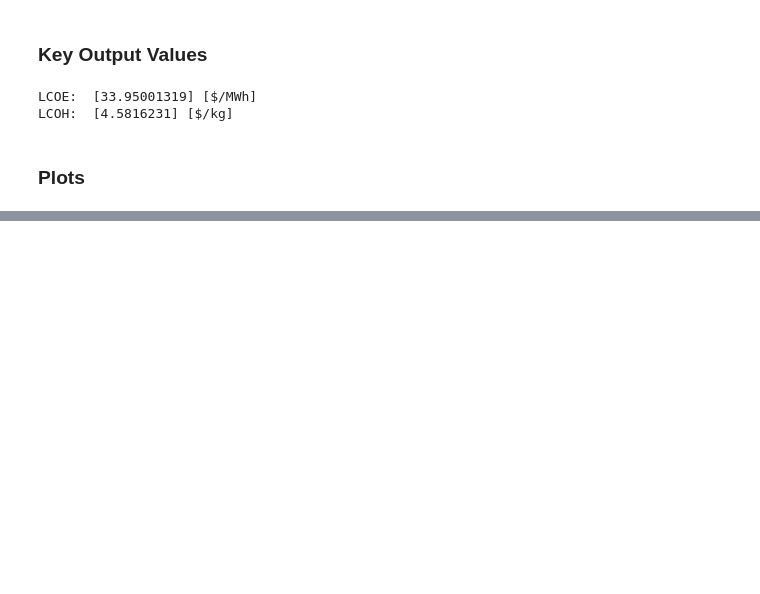
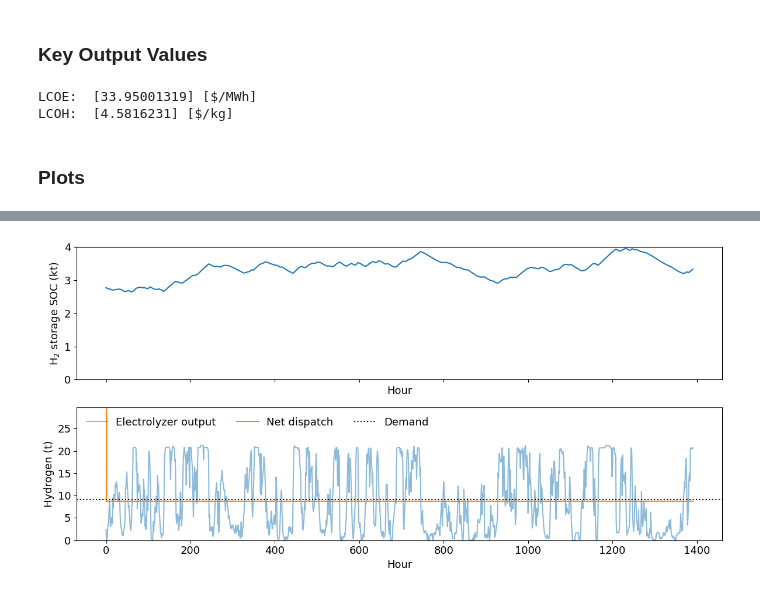
Before and after one commit to NREL/H2Integrate, a Jupyter notebook: examples/01-green-hydrogen.ipynb, the cells around one changed output, grey strips where cells are left out. Saved outputs shown, nothing was run; the diff lists cells and outputs as text; code cells hidden in the pictures; blank space fills up the shorter version.

```diff
--- a/examples/01-green-hydrogen.ipynb
+++ b/examples/01-green-hydrogen.ipynb
@@ -146,0 +149,4 @@ plot_energy_flows(start_date_time=dt.datetime(2013, 1, 1), end_date_time=dt.date
+# %%
+plot_hydrogen_flows(start_date_time=dt.datetime(2013, 1, 1), end_date_time=dt.datetime(2013, 2, 28))
+# %% [output]
+[figure, added]
```
Also changed, not shown: parts of 4 cells of this notebook, 2 other files.
